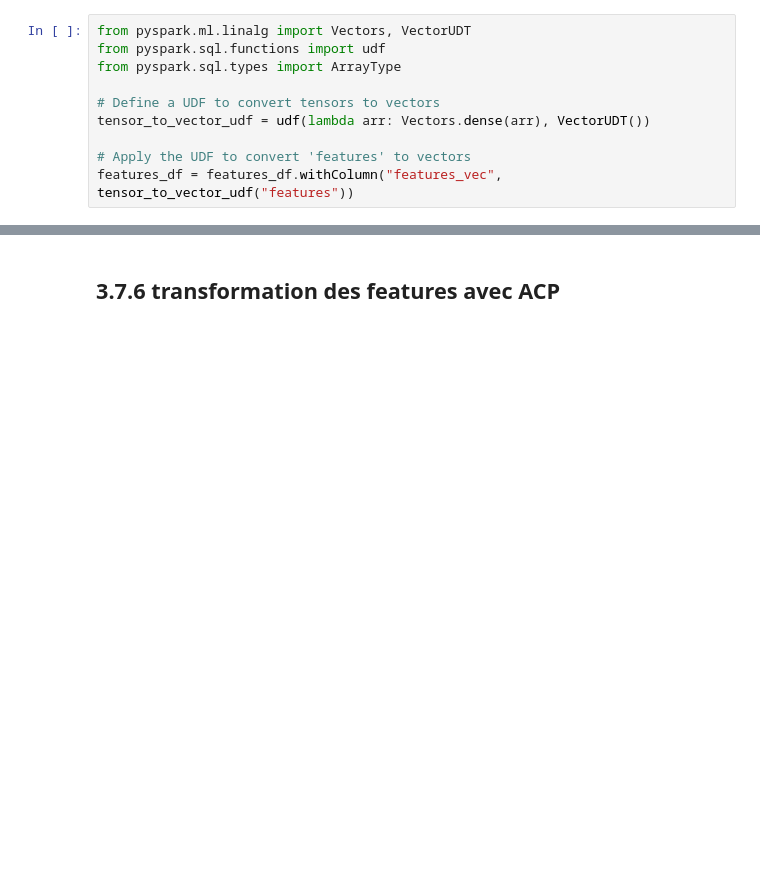
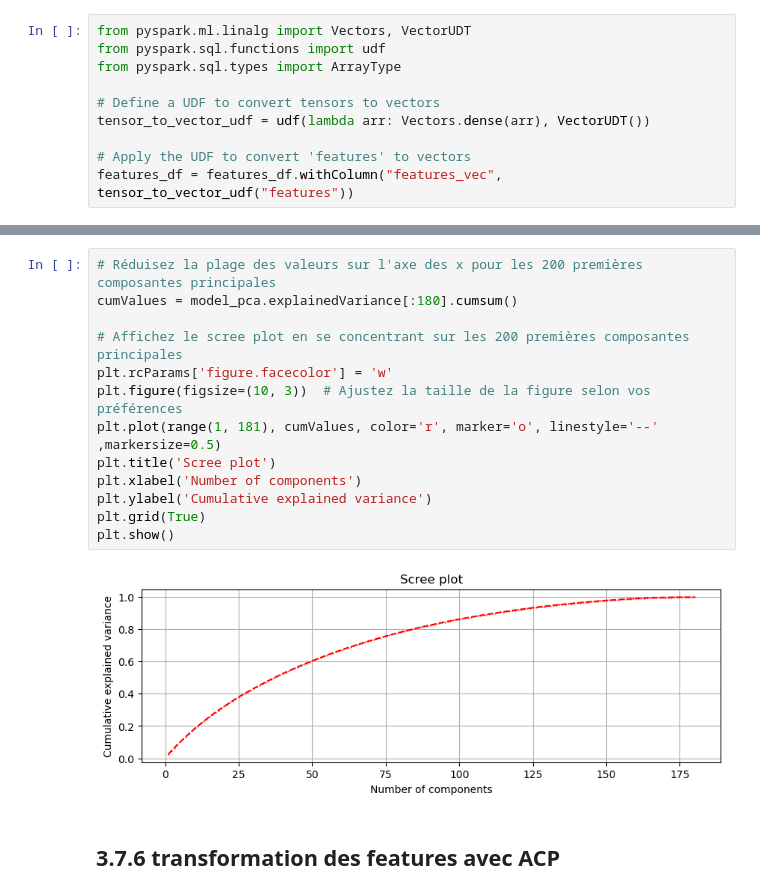
Before and after one commit to ArhurK/P8_data_scientist_pyspark, a Jupyter notebook: P8_Notebook_Linux_EMR_PySpark_V1.5.ipynb, the cells around one changed output, grey strips where cells are left out. Cells and saved outputs as stored; diff of their text form; blank space fills up the shorter version.

```diff
--- a/P8_Notebook_Linux_EMR_PySpark_V1.5.ipynb
+++ b/P8_Notebook_Linux_EMR_PySpark_V1.5.ipynb
@@ -684,3 +676,18 @@ plt.show()
+# %%
+# Réduisez la plage des valeurs sur l'axe des x pour les 200 premières composantes principales
+cumValues = model_pca.explainedVariance[:180].cumsum()
+
+# Affichez le scree plot en se concentrant sur les 200 premières composantes principales
+plt.rcParams['figure.facecolor'] = 'w'
+plt.figure(figsize=(10, 3))  # Ajustez la taille de la figure selon vos préférences
+plt.plot(range(1, 181), cumValues, color='r', marker='o', linestyle='--' ,markersize=0.5)
+plt.title('Scree plot')
+plt.xlabel('Number of components')
+plt.ylabel('Cumulative explained variance')
+plt.grid(True)
+plt.show()
+# %% [output]
+[figure, added]
 # %% [markdown]
 ## 3.7.6 transformation des features avec ACP
 # %%
```
Also changed, not shown: parts of 17 cells of this notebook.
